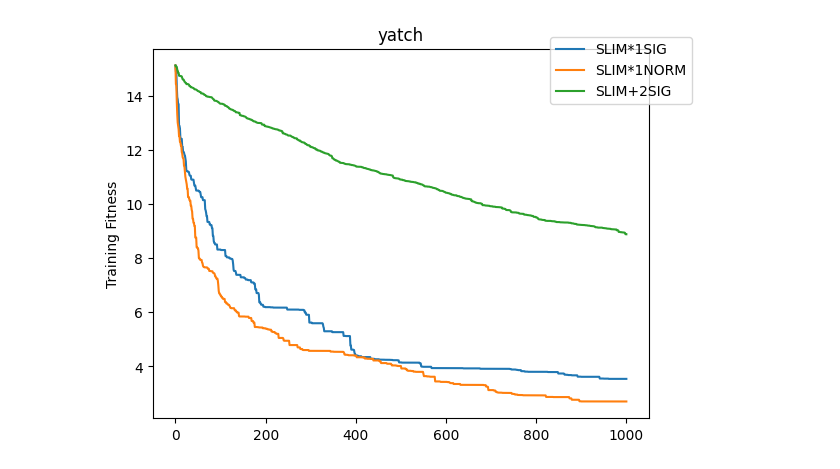
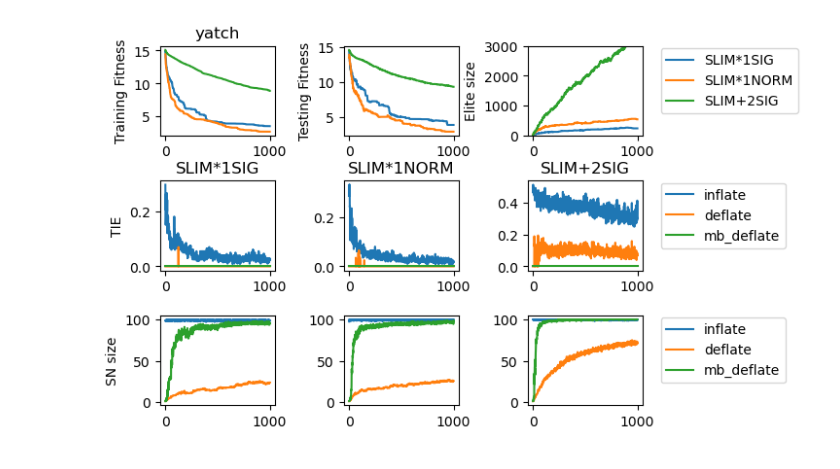
Before and after one commit to Rizzolioli/SlimShady, a Jupyter notebook: utils/TIE visualizations.ipynb, the cells around one changed output. Drawn from its saved outputs; the diff is of its cells as text; code cells hidden in the pictures.

Commit message:
visuals

```diff
--- a/utils/TIE visualizations.ipynb
+++ b/utils/TIE visualizations.ipynb
@@ -13,2 +22,2 @@ results = pd.read_csv('../main/log/tie.csv', names=["algo", "experiment_id",  "d
 # %%
-results.query("generation == 0")
+results = results.query("generation != 0")
@@ -29,37 +32,85 @@ results.query("generation == 0")
 # %%
 for data in results.dataset.unique():
-    gs = gridspec.GridSpec(2, 2)
-    gs.update( wspace=0.4)
+    gs = gridspec.GridSpec(3, 3)
+    gs.update( wspace=0.6, hspace =  0.5)
     pl.figure()
     for algo in results.algo.unique():
 
 
-            grouped = results.query("algo == @algo and dataset == @data")[['generation',  "training_fitness"]].groupby('generation').median()
+            grouped = results.query("algo == @algo and dataset == @data")[['generation',  "training_fitness",
+                                       "test_fitness","elite_size","elite_blocks",
+                                        "tie_inflate", "diff_sn_inflate", "size_sn_inflate",
+                                       "tie_deflate", "diff_sn_deflate", "size_sn_deflate",
+                                        "tie_mb_deflate", "diff_sn_mb_deflate", "size_sn_mb_deflate"]].groupby('generation').median()
 
 
-            ax1 = pl.subplot(gs[:, :])
+            ax1 = pl.subplot(gs[0, 0])
             pl.plot(grouped.index, grouped['training_fitness'], label = algo)
-#             pl.axvline(x = th, linestyle = 'dotted', color = 'black')
             ax1.set_ylabel('Training Fitness')
+            ax1.set_title(data)
+
+            ax2 = pl.subplot(gs[0, 1])
+            pl.plot(grouped.index, grouped['test_fitness'], label = algo)
+            ax2.set_ylabel('Testing Fitness')
 
 
-#             ax2 = pl.subplot(gs[0, 1])
-#             pl.plot(grouped.index, grouped['test_fitness'], label = algo)
-#             pl.axvline(x = th, linestyle = 'dotted', color = 'black')
-#             ax2.set_ylabel('Test Fitness')
+            ax3 = pl.subplot(gs[0, 2])
+            pl.plot(grouped.index, grouped['elite_size'], label = algo)
+            ax3.set_ylim(0, 3000)
+            ax3.set_ylabel('Elite size')
+            ax3.legend(bbox_to_anchor=(1.1, 1.05))
 
 
-#             ax3 = pl.subplot(gs[1, :]) #1,1
-#             pl.plot(grouped.index, grouped['elite_size'], label = algo)
-#             pl.axvline(x = th, linestyle = 'dotted', color = 'black')
-#             ax3.set_ylim(0, 3000)
-#             ax3.set_ylabel('Elite size')
+            if algo == 'SLIM*1SIG':
+                ax4 = pl.subplot(gs[1, 0]) #1,1
+                pl.plot(grouped.index, grouped['tie_inflate'], label = 'inflate')
+                pl.plot(grouped.index, grouped['tie_deflate'], label = 'deflate')
+                pl.plot(grouped.index, grouped['tie_mb_deflate'], label = 'mb_deflate')
+                ax4.set_ylabel('TIE')
+                ax4.set_title(algo)
+
+            if algo == 'SLIM*1NORM':
+                ax5 = pl.subplot(gs[1, 1]) #1,1
+                pl.plot(grouped.index, grouped['tie_inflate'], label = 'inflate')
+                pl.plot(grouped.index, grouped['tie_deflate'], label = 'deflate')
+                pl.plot(grouped.index, grouped['tie_mb_deflate'], label = 'mb_deflate')
+                ax5.set_title(algo)
+
+            if algo == 'SLIM+2SIG':
+                ax6 = pl.subplot(gs[1, 2]) #1,1
+                pl.plot(grouped.index, grouped['tie_inflate'], label = 'inflate')
+                pl.plot(grouped.index, grouped['tie_deflate'], label = 'deflate')
+                pl.plot(grouped.index, grouped['tie_mb_deflate'], label = 'mb_deflate')
+                ax6.set_title(algo)
+                ax6.legend(bbox_to_anchor=(1.1, 1.05))
+
+            if algo == 'SLIM*1SIG':
+                ax7 = pl.subplot(gs[2, 0]) #1,1
+                pl.plot(grouped.index, grouped['diff_sn_inflate'], label = 'inflate')
+                pl.plot(grouped.index, grouped['diff_sn_deflate'], label = 'deflate')
+                pl.plot(grouped.index, grouped['diff_sn_mb_deflate'], label = 'mb_deflate')
+                ax7.set_ylabel('SN size')
+#                 ax7.set_title(algo)
+
+            if algo == 'SLIM*1NORM':
+                ax8 = pl.subplot(gs[2, 1]) #1,1
+                pl.plot(grouped.index, grouped['diff_sn_inflate'], label = 'inflate')
+                pl.plot(grouped.index, grouped['diff_sn_deflate'], label = 'deflate')
+                pl.plot(grouped.index, grouped['diff_sn_mb_deflate'], label = 'mb_deflate')
+#                 ax8.set_title(algo)
+
+            if algo == 'SLIM+2SIG':
+                ax9 = pl.subplot(gs[2, 2]) #1,1
+                pl.plot(grouped.index, grouped['diff_sn_inflate'], label = 'inflate')
+                pl.plot(grouped.index, grouped['diff_sn_deflate'], label = 'deflate')
+                pl.plot(grouped.index, grouped['diff_sn_mb_deflate'], label = 'mb_deflate')
+#                 ax9.set_title(algo)
+                ax9.legend(bbox_to_anchor=(1.1, 1.05))
 
 
 
 
-    ax1.set_title(data)
-    ax1.legend(bbox_to_anchor=(1.1, 1.05))
+#     plt.tight_layout()
     plt.show()
 # %% [output]
-[figure, old version]
+[figure, new version]
```
Also changed, not shown: parts of 5 cells of this notebook, 1 other file.
